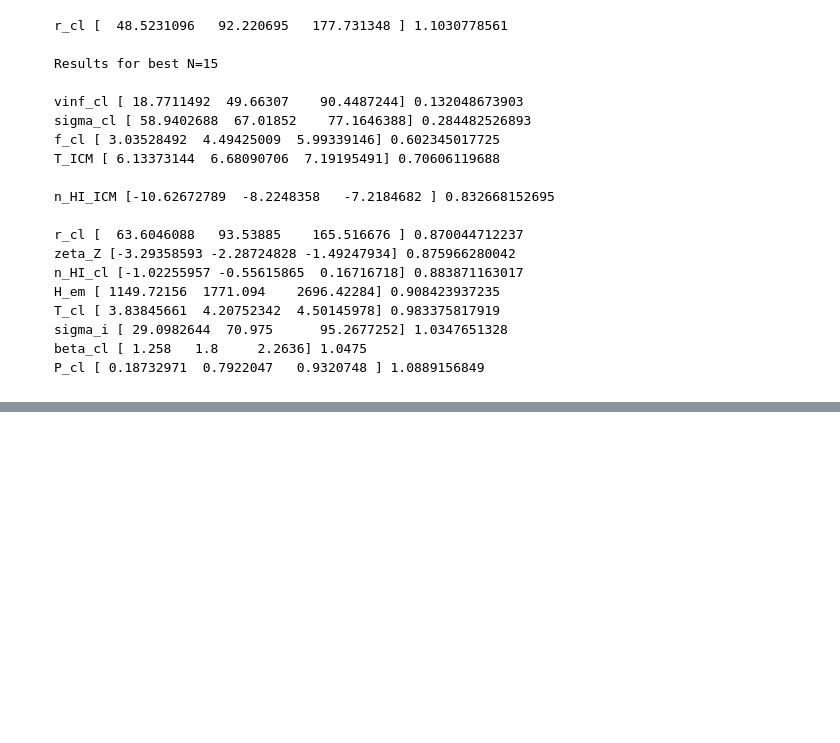
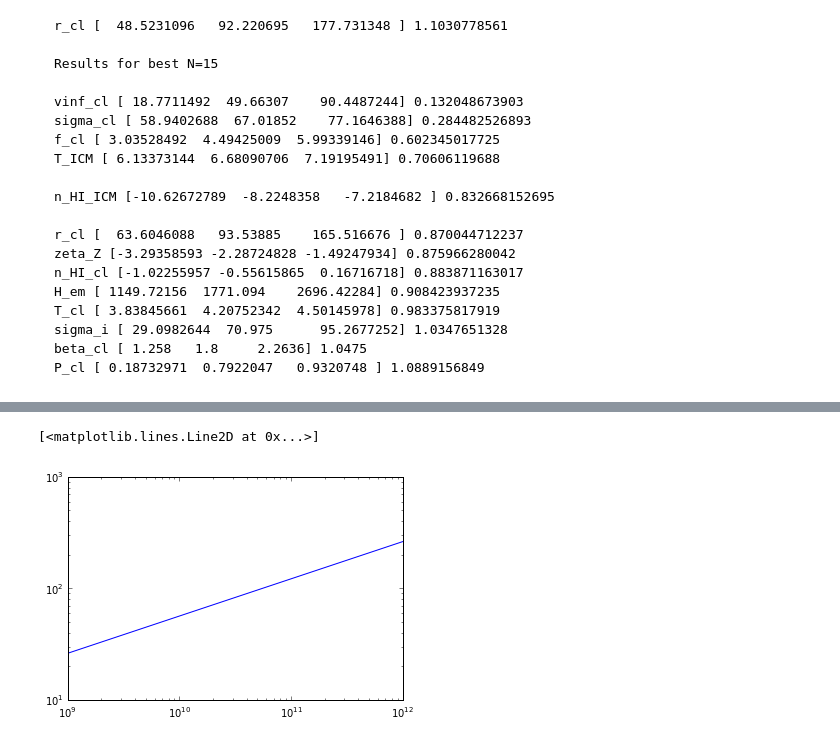
Before and after one commit to astroandes/tololo-lya-fit, a Jupyter notebook: code/multiphase.ipynb, the cells around one changed output, grey strips where cells are left out. Cells and saved outputs as stored; diff of their text form; code cells hidden in the pictures; blank space fills up the shorter version.

```diff
--- a/code/multiphase.ipynb
+++ b/code/multiphase.ipynb
@@ -212,0 +310,6 @@ print Tvir.to('Kelvin')
+# %%
+plt.loglog()
+plt.plot(mass, rvir.to('kpc'))
+# %% [output]
+[<matplotlib.lines.Line2D at 0x...>]
+[figure, added]
```
Also changed, not shown: parts of 11 cells of this notebook.
